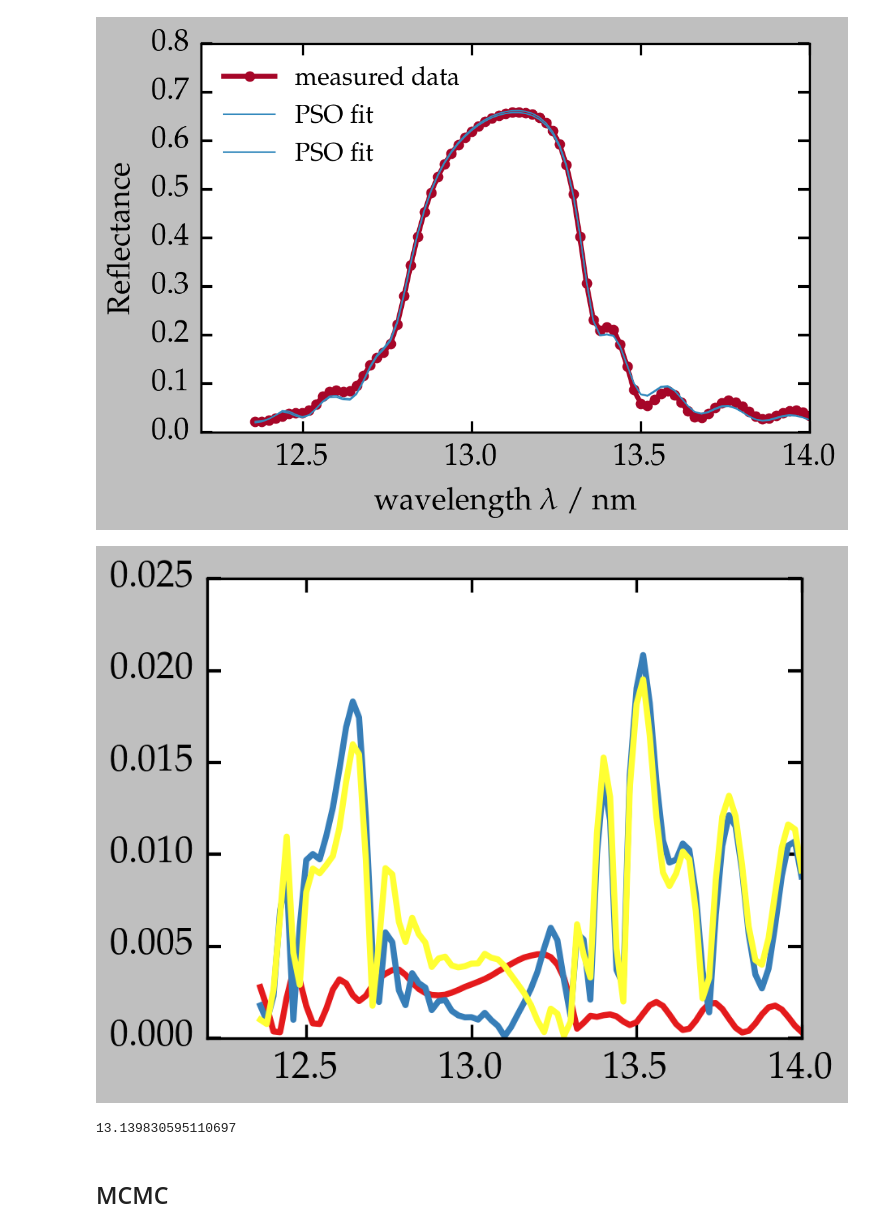
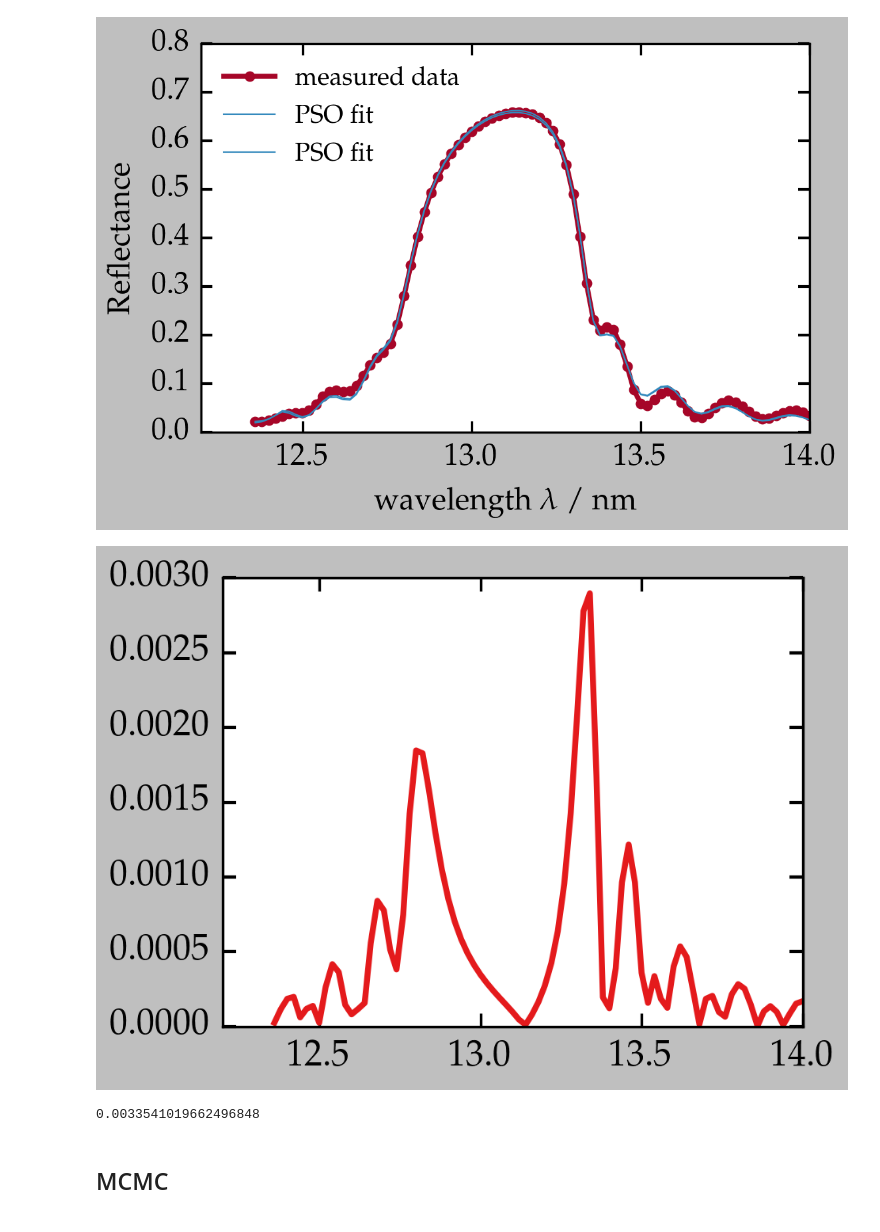
Before and after one commit to awhaase/thesis, a Jupyter notebook: material/Thesis_PSO_MCMC_PTB17.ipynb, the cells around one changed output. Saved outputs shown, nothing was run; the diff lists cells and outputs as text; code cells hidden in the pictures.

```diff
--- a/material/Thesis_PSO_MCMC_PTB17.ipynb
+++ b/material/Thesis_PSO_MCMC_PTB17.ipynb
@@ -39,6 +39,30 @@ def eval_xrr(p, wls, dat):
     euv = euv_h
 
     return euv
+
+def eval_xrr_onehundret(p, wls, dat):
+    sio2, si, mo, c, s, d_si, d_mo, d_C, b4c, d_b4c= p
+    N = 64
+    import numpy as np
+    shift = 0.0
+    sigma = s
+    stack = [c,si,b4c,mo]
+    capthicknesses = [sio2,si,b4c,mo]
+    henkes = ["C",'Si',"B4C",'Mo']
+    caphenkes = ["SiO2",'Si','B4C',"Mo"]
+    densities = [d_C,d_si,d_b4c,d_mo]
+    capdensities = [d_si,d_si,d_b4c,d_mo]
+    euv_h = reflectivity.xrr(15.0+0.01,
+                     wls,
+                     stack,
+                     henkes,
+                     N,
+                     None,sigma,
+                     "Si", densities,None,0,capthicknesses, caphenkes, capdensities)
+
+    euv = euv_h
+
+    return euv
 # %%
 def residual_mosi(p, wls, dat):
     import fitting
@@ -185,16 +209,14 @@ fig
 # %%
 fig = figure()
 ax = fig.add_subplot(111)
-ax.plot(wl,abs(eval_xrr(pc,wl,dat)-eval_xrr(pc2,wl,dat)))
-ax.plot(wl,abs(eval_xrr(pc,wl,dat)-dat))
-ax.plot(wl,abs(eval_xrr(pc2,wl,dat)-dat))
+ax.plot(wl,abs(eval_xrr(pc,wl,dat)-eval_xrr_onehundret(pc,wl,dat)))
 fig
 # %% [output]
-[figure, old version]
+[figure, new version]
-# %%
-wl[argmax(dat)]
-# %% [output]
-13.139830595110697
+# %%
+sqrt(0.0015**2+0.003**2)
+# %% [output]
+0.0033541019662496848
 # %% [markdown]
 ## MCMC
 # %%
```
Also changed, not shown: parts of 1 cell of this notebook, 2 other files.
